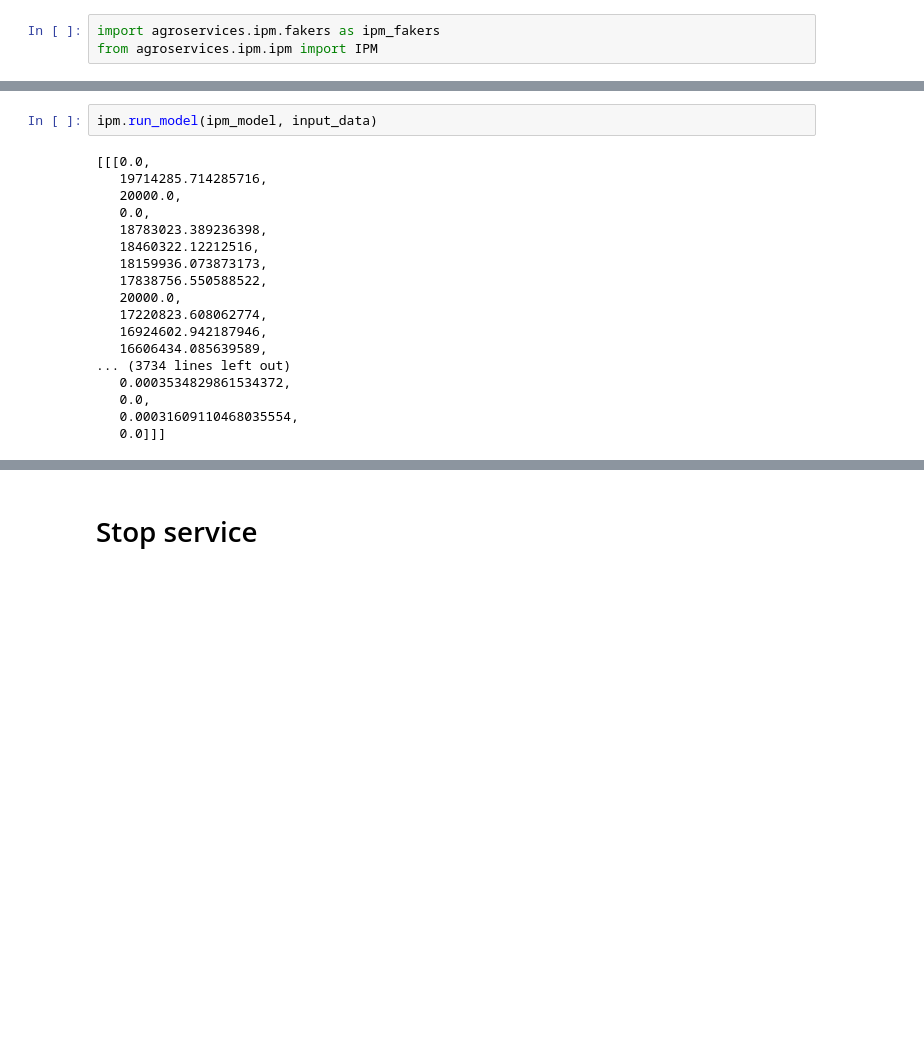
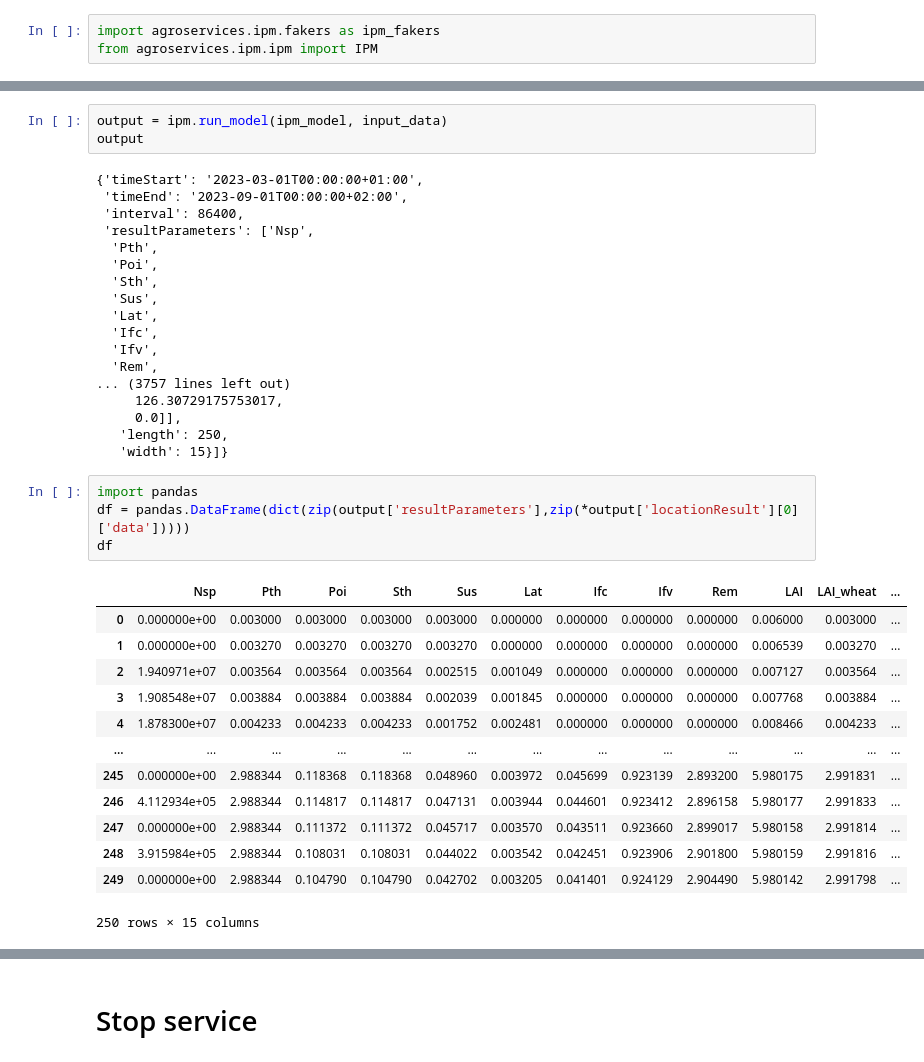
Before and after one commit to H2020-IPM-openalea/DSS, a Jupyter notebook: example/Epymix_integration.ipynb, the cells around one changed output, grey strips where cells are left out. Drawn from its saved outputs; the diff is of its cells as text; blank space fills up the shorter version.

```diff
--- a/example/Epymix_integration.ipynb
+++ b/example/Epymix_integration.ipynb
@@ -145,22 +148,41 @@ input_data
     'length': 184,
     'width': 3}]}}
 # %%
-ipm.run_model(ipm_model, input_data)
+output = ipm.run_model(ipm_model, input_data)
+output
 # %% [output]
-[[[0.0,
-   19714285.714285716,
-   20000.0,
-   0.0,
-   18783023.389236398,
-   18460322.12212516,
-   18159936.073873173,
-   17838756.550588522,
-   20000.0,
-   17220823.608062774,
-   16924602.942187946,
-   16606434.085639589,
-... (3734 lines left out)
-   0.0003534829861534372,
-   0.0,
-   0.00031609110468035554,
-   0.0]]]
+{'timeStart': '2023-03-01T00:00:00+01:00',
+ 'timeEnd': '2023-09-01T00:00:00+02:00',
+ 'interval': 86400,
+ 'resultParameters': ['Nsp',
+  'Pth',
+  'Poi',
+  'Sth',
+  'Sus',
+  'Lat',
+  'Ifc',
+  'Ifv',
+  'Rem',
+... (3757 lines left out)
+     126.30729175753017,
+     0.0]],
+   'length': 250,
+   'width': 15}]}
+# %%
+import pandas
+df = pandas.DataFrame(dict(zip(output['resultParameters'],zip(*output['locationResult'][0]['data']))))
+df
+# %% [output]
+|  | Nsp | Pth | Poi | Sth | Sus | Lat | Ifc | Ifv | Rem | LAI | LAI_wheat | ... |
+| 0 | 0.000000e+00 | 0.003000 | 0.003000 | 0.003000 | 0.003000 | 0.000000 | 0.000000 | 0.000000 | 0.000000 | 0.006000 | 0.003000 | ... |
+| 1 | 0.000000e+00 | 0.003270 | 0.003270 | 0.003270 | 0.003270 | 0.000000 | 0.000000 | 0.000000 | 0.000000 | 0.006539 | 0.003270 | ... |
+| 2 | 1.940971e+07 | 0.003564 | 0.003564 | 0.003564 | 0.002515 | 0.001049 | 0.000000 | 0.000000 | 0.000000 | 0.007127 | 0.003564 | ... |
+| 3 | 1.908548e+07 | 0.003884 | 0.003884 | 0.003884 | 0.002039 | 0.001845 | 0.000000 | 0.000000 | 0.000000 | 0.007768 | 0.003884 | ... |
+| 4 | 1.878300e+07 | 0.004233 | 0.004233 | 0.004233 | 0.001752 | 0.002481 | 0.000000 | 0.000000 | 0.000000 | 0.008466 | 0.004233 | ... |
+| ... | ... | ... | ... | ... | ... | ... | ... | ... | ... | ... | ... | ... |
+| 245 | 0.000000e+00 | 2.988344 | 0.118368 | 0.118368 | 0.048960 | 0.003972 | 0.045699 | 0.923139 | 2.893200 | 5.980175 | 2.991831 | ... |
+| 246 | 4.112934e+05 | 2.988344 | 0.114817 | 0.114817 | 0.047131 | 0.003944 | 0.044601 | 0.923412 | 2.896158 | 5.980177 | 2.991833 | ... |
+| 247 | 0.000000e+00 | 2.988344 | 0.111372 | 0.111372 | 0.045717 | 0.003570 | 0.043511 | 0.923660 | 2.899017 | 5.980158 | 2.991814 | ... |
+| 248 | 3.915984e+05 | 2.988344 | 0.108031 | 0.108031 | 0.044022 | 0.003542 | 0.042451 | 0.923906 | 2.901800 | 5.980159 | 2.991816 | ... |
+| 249 | 0.000000e+00 | 2.988344 | 0.104790 | 0.104790 | 0.042702 | 0.003205 | 0.041401 | 0.924129 | 2.904490 | 5.980142 | 2.991798 | ... |
+250 rows × 15 columns
```
Also changed, not shown: parts of 5 cells of this notebook, 4 other files.
